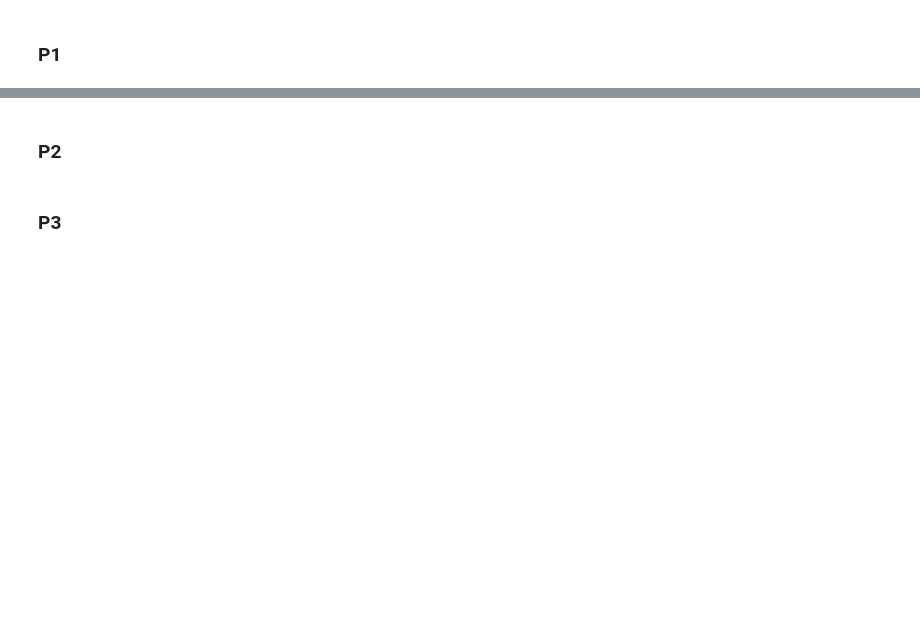
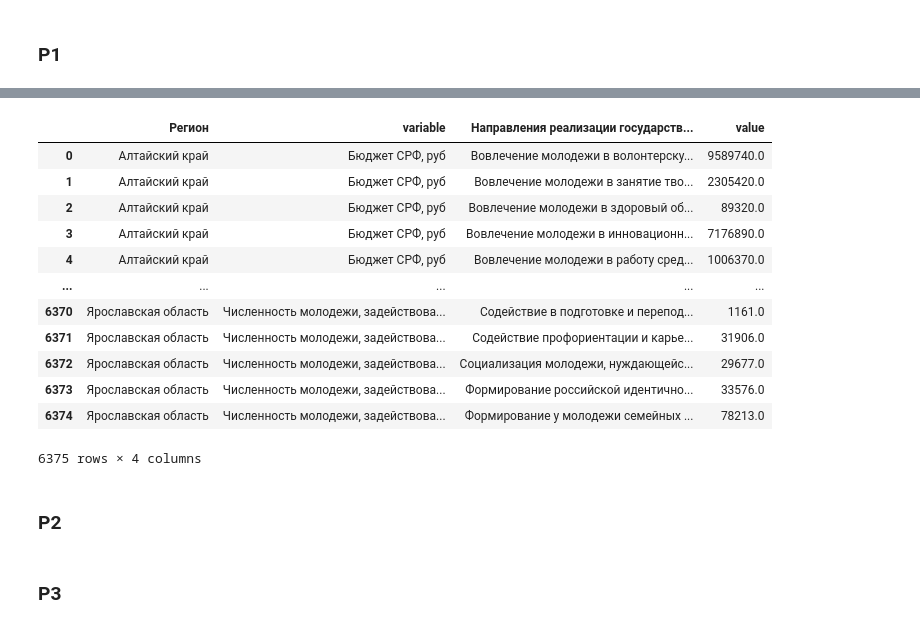
Before and after one commit to alexlakiza/adolescent-dash, a Jupyter notebook: preprocessing/transform_init_data.ipynb, the cells around one changed output, grey strips where cells are left out. Saved outputs shown, nothing was run; the diff lists cells and outputs as text; code cells hidden in the pictures; blank space fills up the shorter version.

```diff
--- a/preprocessing/transform_init_data.ipynb
+++ b/preprocessing/transform_init_data.ipynb
@@ -13,0 +79,20 @@ df[['Регион', 'Округ', 'Направления реализации
+# %%
+temp_df = pd.melt(df, id_vars=['Регион', 'Округ', 'Направления реализации государственной молодeжной политики'])
+# %%
+temp_df.rename(columns={'variable': 'Показатель', 'value': 'Значение'},inplace=True)
+# %%
+temp_df.groupby(['Регион', "variable", "Направления реализации государственной молодeжной политики"]).sum(numeric_only=True).reset_index()
+# %% [output]
+|  | Регион | variable | Направления реализации государств... | value |
+| 0 | Алтайский край | Бюджет СРФ, руб | Вовлечение молодeжи в волонтeрску... | 9589740.0 |
+| 1 | Алтайский край | Бюджет СРФ, руб | Вовлечение молодeжи в занятие тво... | 2305420.0 |
+| 2 | Алтайский край | Бюджет СРФ, руб | Вовлечение молодeжи в здоровый об... | 89320.0 |
+| 3 | Алтайский край | Бюджет СРФ, руб | Вовлечение молодeжи в инновационн... | 7176890.0 |
+| 4 | Алтайский край | Бюджет СРФ, руб | Вовлечение молодeжи в работу сред... | 1006370.0 |
+| ... | ... | ... | ... | ... |
+| 6370 | Ярославская область | Численность молодeжи, задействова... | Содействие в подготовке и перепод... | 1161.0 |
+| 6371 | Ярославская область | Численность молодeжи, задействова... | Содействие профориентации и карье... | 31906.0 |
+| 6372 | Ярославская область | Численность молодeжи, задействова... | Социализация молодeжи, нуждающейс... | 29677.0 |
+| 6373 | Ярославская область | Численность молодeжи, задействова... | Формирование российской идентично... | 33576.0 |
+| 6374 | Ярославская область | Численность молодeжи, задействова... | Формирование у молодeжи семейных ... | 78213.0 |
+6375 rows × 4 columns
```
Also changed, not shown: parts of 10 cells of this notebook.
